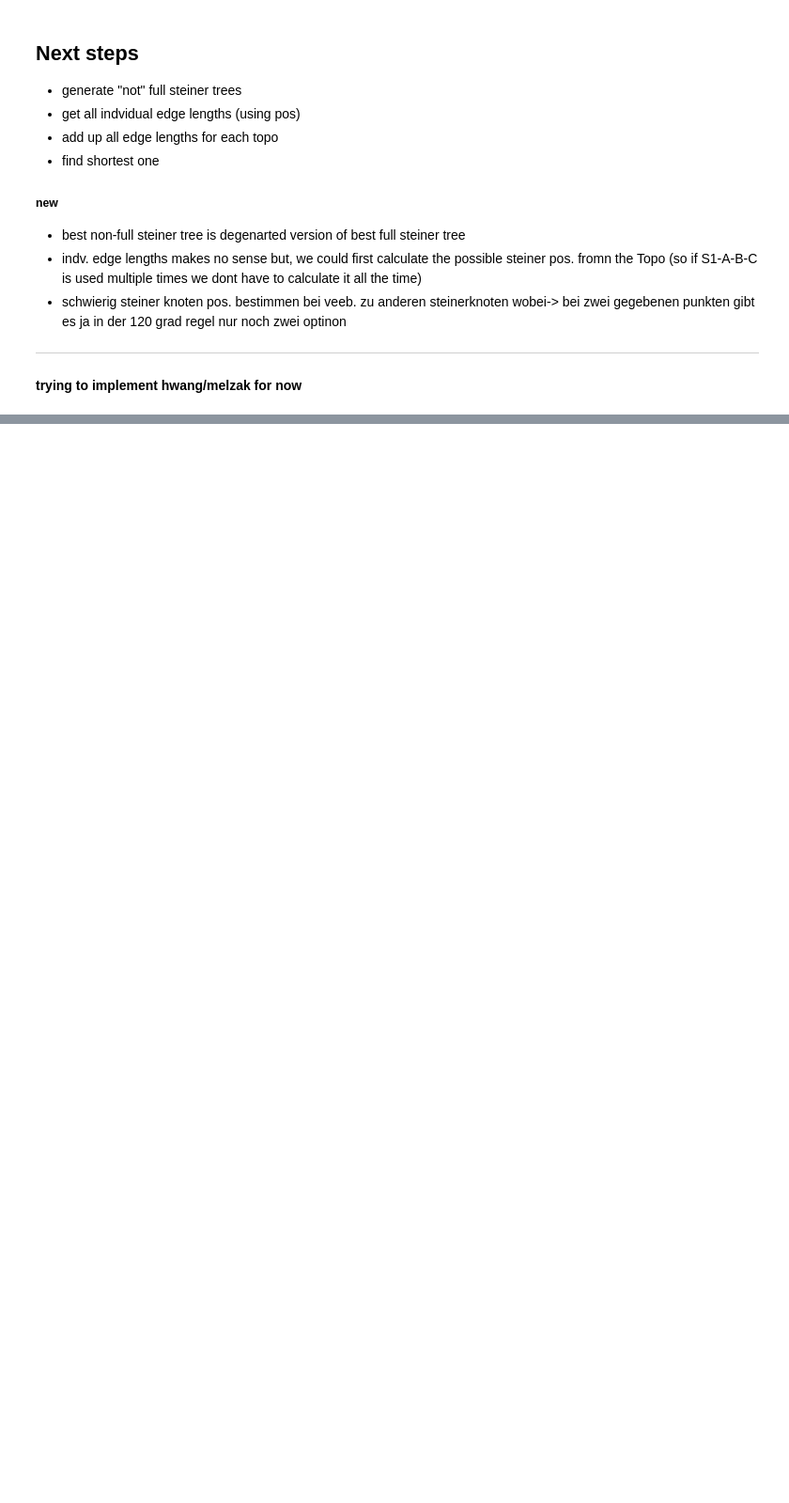
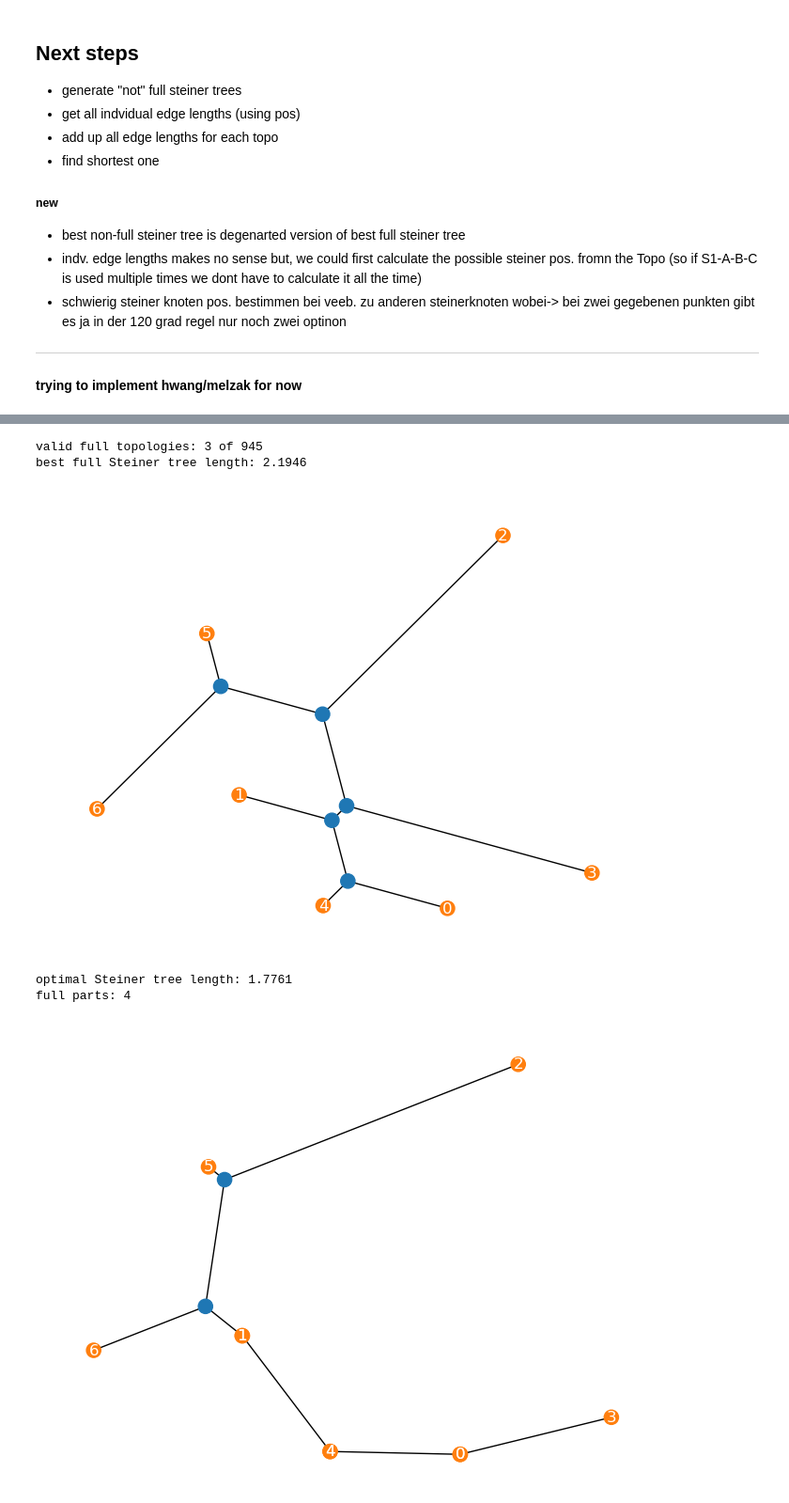
Before and after one commit to punsii/graphentheorie_ws26, a Jupyter notebook: steiner_eukledean.ipynb, the cells around one changed output, grey strips where cells are left out. Shown at 94% size. Cells and saved outputs as stored; diff of their text form; code cells hidden in the pictures; blank space fills up the shorter version.

Commit message:
added mezlak method for non full steiner graphs

```diff
--- a/steiner_eukledean.ipynb
+++ b/steiner_eukledean.ipynb
@@ -256,0 +252,72 @@ shortest Steiner tree length: 2.1946
+# %%
+# Find best full non-full steiner trees using melzak
+# "full" finds best full Steiner tree, "optimal" finds also the shortest non-full Steiner tree
+#Explanation:
+# splitting a non full steiner tree results into smaller full Steiner trees
+# -> best tree could be the full tree over X (Melzak) or best(A) + best(B) (A and B sharing exactly one terminal t)
+# start with small subsets and go up to all terminals, so bigger subsets can reuse the results of the smaller ones
+
+Mode = "optimal"
+
+AllTerminals = frozenset(TerminalArray) #example-TerminalArray: [('T', 0), ('T', 1), ('T', 2), ('T', 3), ('T', 4), ('T', 5), ('T', 6)]
+
+#find best full tree
+FullLength, FullTopo, FullSteinerPos, ValidTopos = BestFullTree(TerminalArray)
+
+
+if Mode == "optimal":
+    Best = {}   # contains the best Steiner tree for each subset of terminals
+    for k in range(2, len(TerminalArray) + 1):
+        for Subset in combinations(TerminalArray, k): # builds all subsets of terminals (from TerminalArray) with size k
+            X = frozenset(Subset)                     #basically starting from the bottom  of the tree and going up to the full tree with all terminals
+            length, Topo, SteinerPos, _ = BestFullTree(list(Subset))  #for each subset of terminals find the best full Steiner tree
+            Best[X] = (length, [(Topo, SteinerPos)]) #saves the best full steiner tree (if it exists) for the subsets (inc. topo and length)
+
+            # this loop checks the subset X and if its possible to build the subset out of other subsets
+            # and if the result of the then joined subsets is smalle than the full graph
+            for t in X: # iterate over each terminal as possible split point in the subset
+                Rest = sorted(X - {t}) #removes splitpoint from set
+                for size in range(1, len(Rest)):
+                    for Part in combinations(Rest, size): # build all combinations of possible subsets
+                        A = frozenset(Part) | {t}
+                        B = X - frozenset(Part)
+                        if Best[A][0] + Best[B][0] < Best[X][0]:
+                            Best[X] = (Best[A][0] + Best[B][0], Best[A][1] + Best[B][1])
+                            #if any graph built with subsets is shorter than the full one overwrite it
+                            # repeat until "complete" graph" is reached
+
+
+
+####OUTPUT
+
+#Plotting
+def DrawParts(Parts):
+    for Topo, SteinerPos in Parts:
+        Colors = ["tab:orange" if v[0] == "T" else "tab:blue" for v in Topo.nodes()]
+        Labels = {v: (v[1] if v[0] == "T" else "") for v in Topo.nodes()}
+        nx.draw(Topo, {**TerminalPos, **SteinerPos}, labels=Labels, node_color=Colors, node_size=120, font_color="white")
+    plt.gca().set_aspect("equal")
+    plt.show()
+
+
+#Full output - allways
+print(f"valid full topologies: {ValidTopos} of {len(Topologies)}")
+if FullTopo is None:
+    print("no valid full Steiner tree")
+else:
+    print(f"best full Steiner tree length: {FullLength:.4f}")
+    DrawParts([(FullTopo, FullSteinerPos)])
+
+#Optimal output
+if Mode == "optimal":
+    OptLength, OptParts = Best[AllTerminals]
+    print(f"optimal Steiner tree length: {OptLength:.4f}")
+    print(f"full parts: {len(OptParts)}")
+    DrawParts(OptParts)
+# %% [output]
+valid full topologies: 3 of 945
+best full Steiner tree length: 2.1946
+[figure, added]
+optimal Steiner tree length: 1.7761
+full parts: 4
+[figure, added]
```
Also changed, not shown: parts of 4 cells of this notebook.
